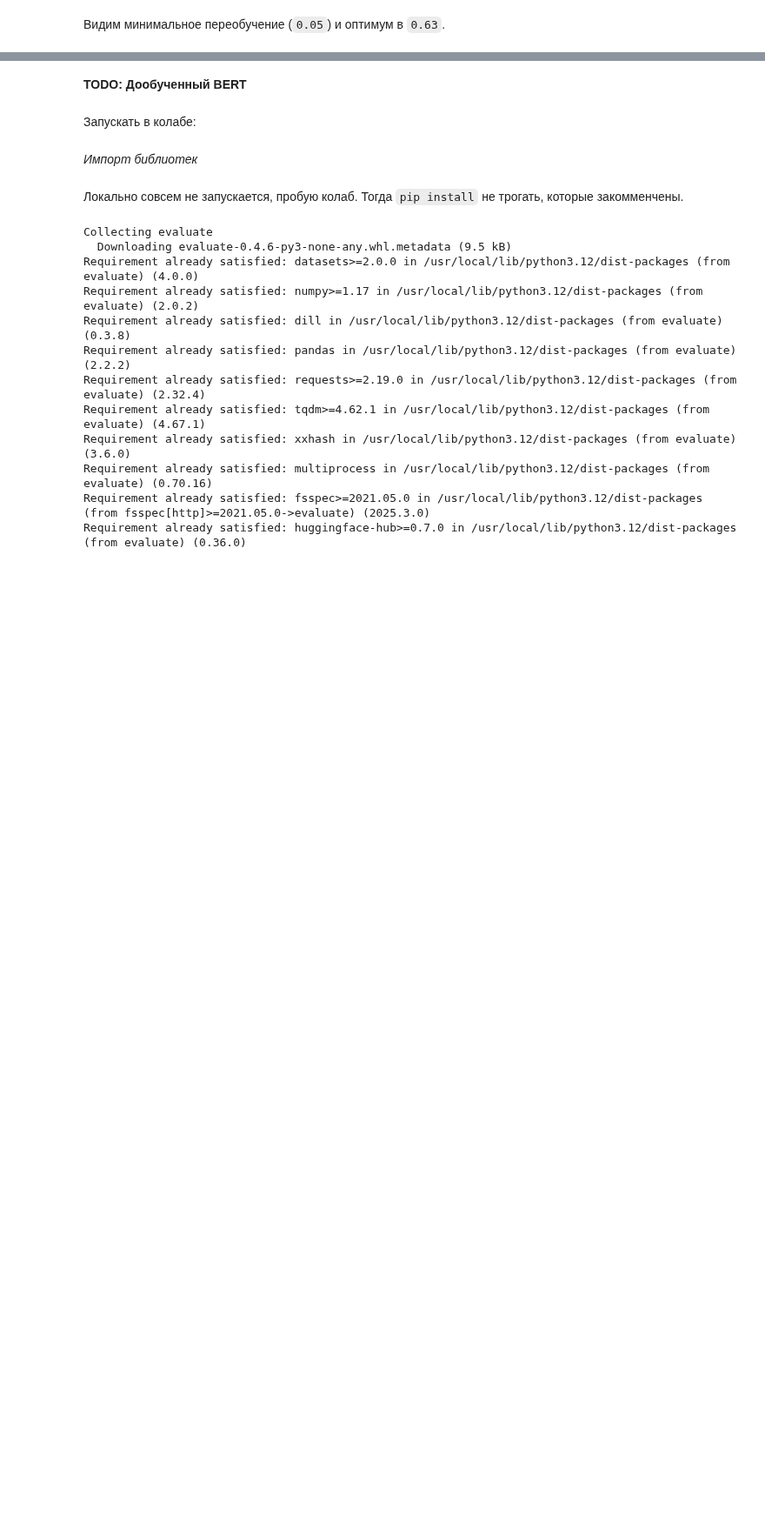
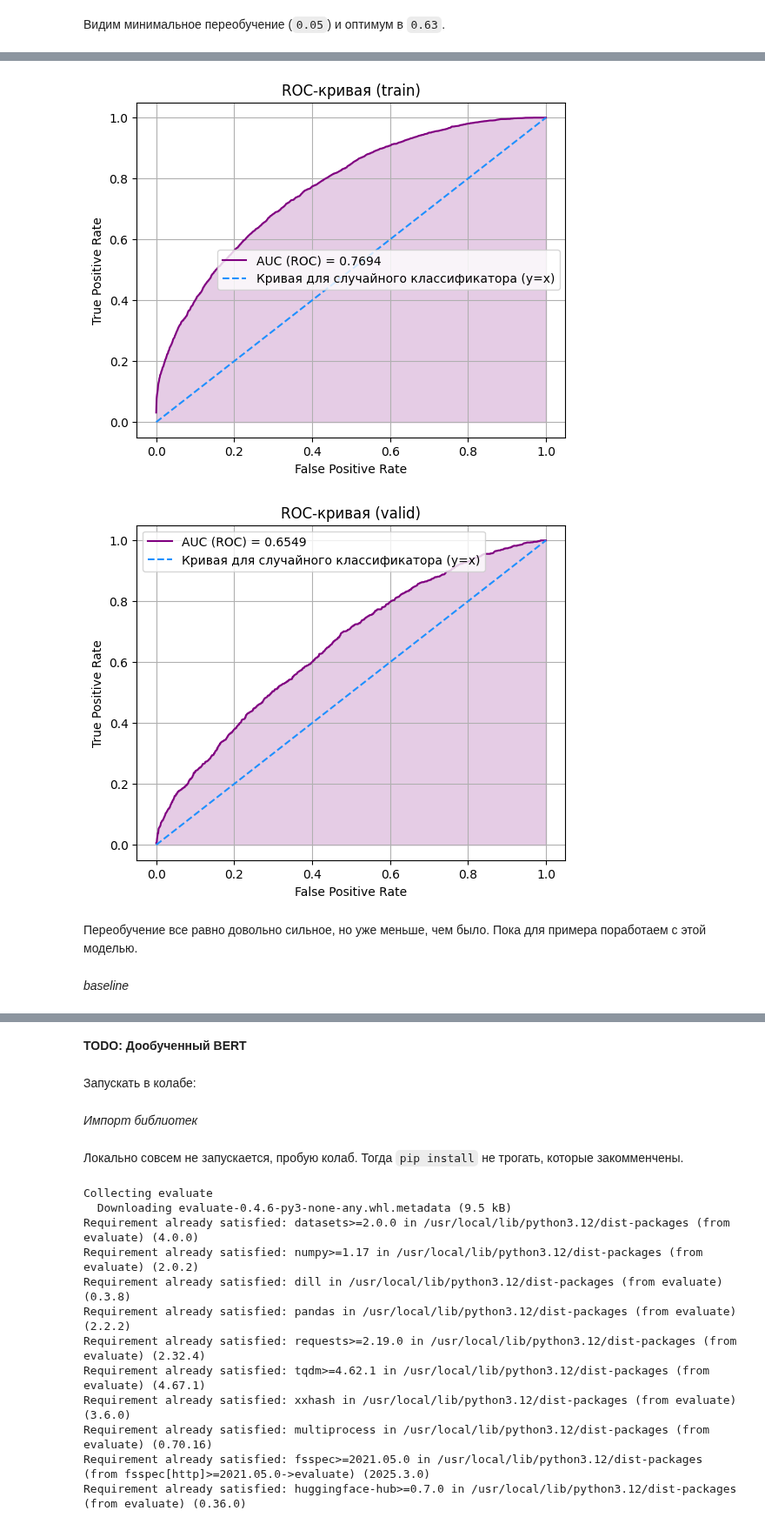
Before and after one commit to aefrt/llm-detection, a Jupyter notebook: model.ipynb, the cells around one changed output, grey strips where cells are left out. Shown at 87% size. Drawn from its saved outputs; the diff is of its cells as text; code cells hidden in the pictures; blank space fills up the shorter version.

```diff
--- a/model.ipynb
+++ b/model.ipynb
@@ -709,0 +911,3 @@ cb_res.to_csv('cb_res3.csv')
+# %%
+y_train_pred_proba = model_catboost_bow.predict_proba(X_train_lemmatized)
+y_val_pred_proba = model_catboost_bow.predict_proba(X_val_lemmatized)
@@ -709,0 +921,10 @@ cb_res.to_csv('cb_res3.csv')
+# %%
+lb = LabelBinarizer().fit(y_train)
+# %%
+plot_curves(lb.transform(y_train), y_train_pred_proba, 'train')
+plot_curves(lb.transform(y_val), y_val_pred_proba, 'valid')
+# %% [output]
+[figure, added]
+[figure, added]
+# %% [markdown]
+Переобучение все равно довольно сильное, но уже меньше, чем было. Пока для примера поработаем с этой моделью.
@@ -709,0 +936,2 @@ cb_res.to_csv('cb_res3.csv')
+# %% [markdown]
+_baseline_
```
Also changed, not shown: parts of 52 cells of this notebook, 1 other file.
